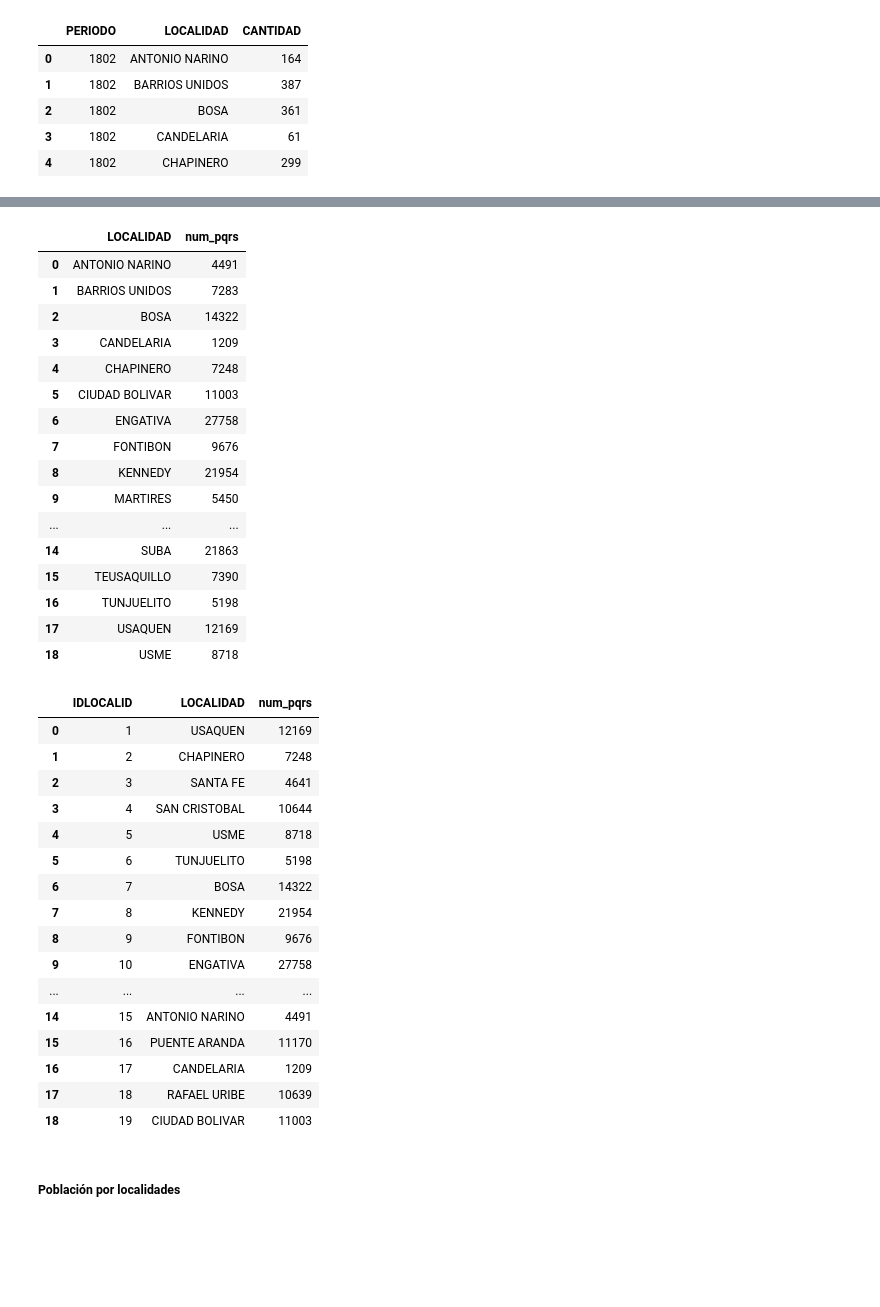
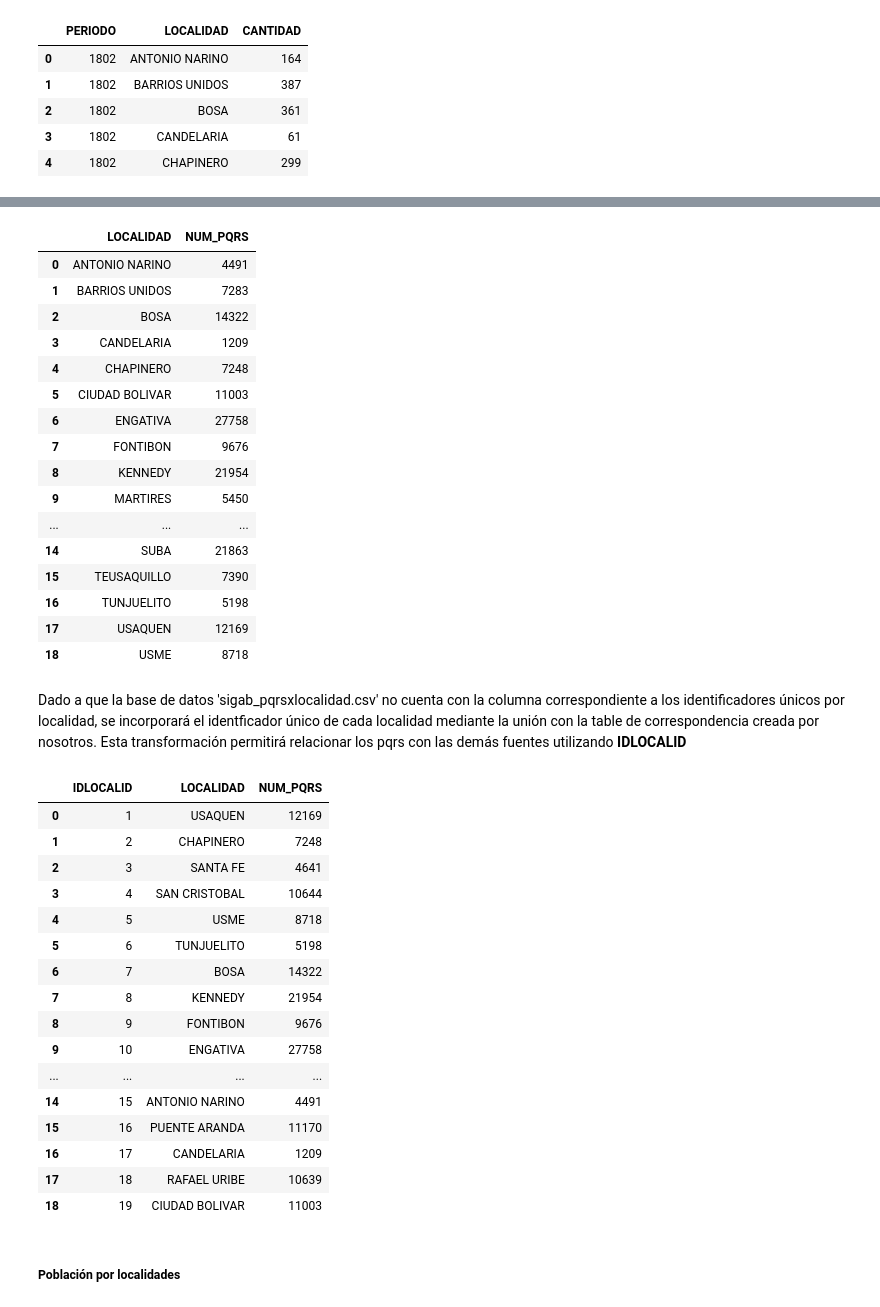
Before and after one commit to Ale92009/DATA1002_Proyecto2, a Jupyter notebook: notebooks/desarrollo.ipynb, the cells around one changed output, grey strips where cells are left out. Cells and saved outputs as stored; diff of their text form; code cells hidden in the pictures; blank space fills up the shorter version.

```diff
--- a/notebooks/desarrollo.ipynb
+++ b/notebooks/desarrollo.ipynb
@@ -222,5 +431,4 @@ df_pqrs.head()
 # %%
 df_pqrs['fecha'] = pd.to_datetime(df_pqrs['PERIODO'].astype(str), format='%y%m')
-df_pqrs['mes'] = df_pqrs['fecha'].dt.to_period('M')
 df_pqrs
 # %% [output]
@@ -240,4 +450,4 @@ df_pqrs
 # %%
-pqrs_filtrado = df_pqrs[(df_pqrs['mes'].dt.year == 2025) & (df_pqrs['LOCALIDAD'] != 'SUMAPAZ')]
+pqrs_filtrado = df_pqrs[(df_pqrs['fecha'].dt.year == 2025) & (df_pqrs['LOCALIDAD'] != 'SUMAPAZ')]
 pqrs_filtrado
 # %% [output]
@@ -257,8 +469,8 @@ pqrs_filtrado
 # %%
-pqrs = pqrs_filtrado.groupby('LOCALIDAD', as_index=False).agg(num_pqrs=('CANTIDAD', 'sum'))
+pqrs = pqrs_filtrado.groupby('LOCALIDAD', as_index=False).agg(NUM_PQRS=('CANTIDAD', 'sum'))
 pqrs
 # %% [output]
-|  | LOCALIDAD | num_pqrs |
+|  | LOCALIDAD | NUM_PQRS |
 | 0 | ANTONIO NARINO | 4491 |
 | 1 | BARRIOS UNIDOS | 7283 |
 | 2 | BOSA | 14322 |
@@ -275,13 +487,15 @@ pqrs
 | 16 | TUNJUELITO | 5198 |
 | 17 | USAQUEN | 12169 |
 | 18 | USME | 8718 |
+# %% [markdown]
+Dado a que la base de datos 'sigab_pqrsxlocalidad.csv' no cuenta con la columna correspondiente a los identificadores únicos por localidad, se incorporará el identficador único de cada localidad mediante la unión con la table de correspondencia creada por nosotros. Esta transformación permitirá relacionar los pqrs con las demás fuentes utilizando **IDLOCALID**
 # %%
 pqrs = df_id_localidades.merge(pqrs,
                                on = 'LOCALIDAD',
                                how = 'inner')
 pqrs
 # %% [output]
-|  | IDLOCALID | LOCALIDAD | num_pqrs |
+|  | IDLOCALID | LOCALIDAD | NUM_PQRS |
 | 0 | 1 | USAQUEN | 12169 |
 | 1 | 2 | CHAPINERO | 7248 |
 | 2 | 3 | SANTA FE | 4641 |
```
Also changed, not shown: parts of 34 cells of this notebook.
